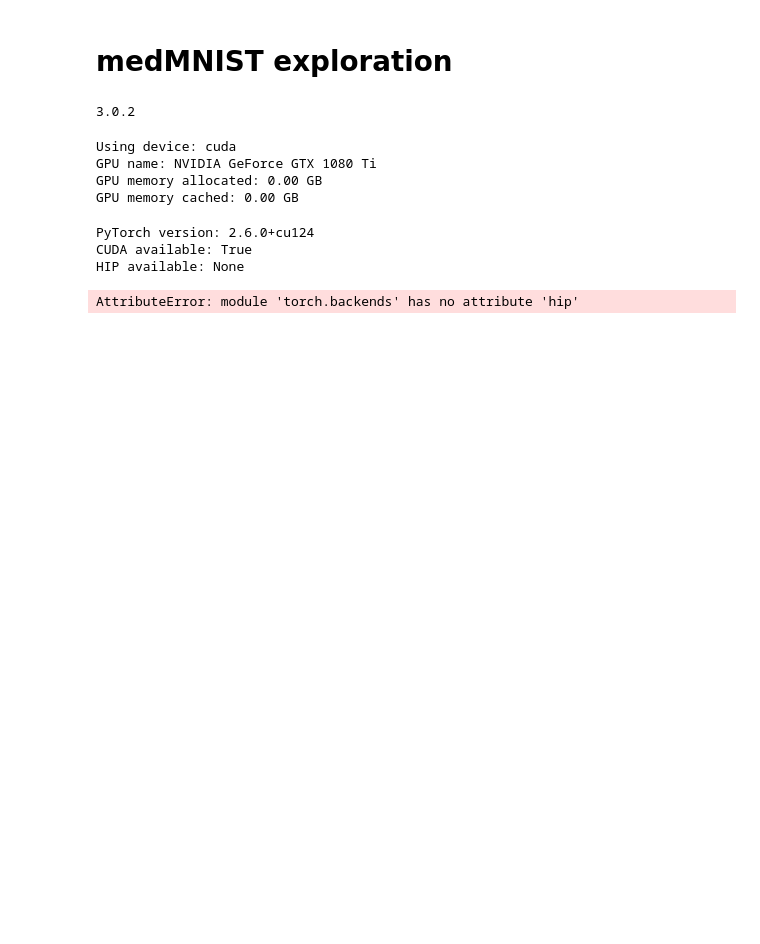
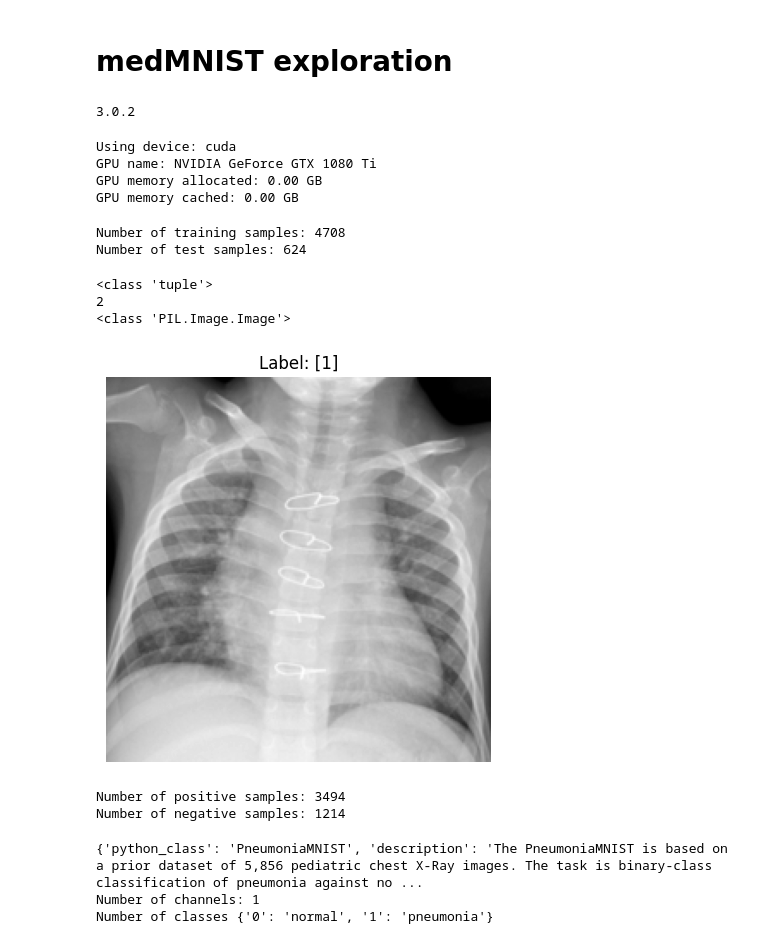
Before and after one commit to katzkid/RoC_Analysis, a Jupyter notebook: medMNIST_explore.ipynb, the cells around one changed output. Cells and saved outputs as stored; diff of their text form; code cells hidden in the pictures; blank space fills up the shorter version.

```diff
--- a/medMNIST_explore.ipynb
+++ b/medMNIST_explore.ipynb
@@ -35,20 +35,54 @@ Using device: cuda
 GPU name: NVIDIA GeForce GTX 1080 Ti
 GPU memory allocated: 0.00 GB
 GPU memory cached: 0.00 GB
-# %%
-import torch
-
-print(f"PyTorch version: {torch.__version__}")
-print(f"CUDA available: {torch.cuda.is_available()}")
-print(f"HIP available: {torch.version.hip}")
-print(f"HIP built: {torch.backends.hip.is_built()}")
-if torch.backends.hip.is_built():
-   print(f"HIP device count: {torch.device_count('hip')}")
-   if torch.device_count('hip') > 0:
-       print(f"HIP device name: {torch.hip.get_device_name(0)}")
-       print(f"Current HIP device: {torch.hip.current_device()}")
-# %% [output]
-PyTorch version: 2.6.0+cu124
-CUDA available: True
-HIP available: None
-AttributeError: module 'torch.backends' has no attribute 'hip'
+# %%
+# read in the PneumoniaMNIST dataset
+from medmnist import PneumoniaMNIST
+train_dataset = PneumoniaMNIST(split='train', download=True, size=224)
+test_dataset = PneumoniaMNIST(split='test', download=True, size=224)
+# print the dataset info
+print(f"Number of training samples: {len(train_dataset)}")
+print(f"Number of test samples: {len(test_dataset)}")
+# %% [output]
+Number of training samples: 4708
+Number of test samples: 624
+# %%
+print(type(train_dataset[0]))
+print(len(train_dataset[0]))
+image, label = train_dataset[0]
+print(type(image))
+# %% [output]
+<class 'tuple'>
+2
+<class 'PIL.Image.Image'>
+# %%
+# print 1st 10 samples
+for i in range(1):
+    image, label = train_dataset[i]
+    plt.figure(figsize=(5, 5))
+    plt.imshow(image, cmap='gray' if image.mode == 'L' else None)
+    plt.title(f"Label: {label}")
+    plt.axis('off')  # Hide the axes
+    plt.show()
+# %% [output]
+[figure, added]
+# %%
+# number of samples of each class
+postive_count = sum(1 for _, label in train_dataset if label == 1)
+negative_count = sum(1 for _, label in train_dataset if label == 0)
+print(f"Number of positive samples: {postive_count}")
+print(f"Number of negative samples: {negative_count}")
+# %% [output]
+Number of positive samples: 3494
+Number of negative samples: 1214
+# %%
+info =INFO['pneumoniamnist']
+print(info)
+n_channels = info['n_channels']
+n_classes = info['label']
+print("Number of channels:",n_channels)
+print("Number of classes",n_classes)
+# %% [output]
+{'python_class': 'PneumoniaMNIST', 'description': 'The PneumoniaMNIST is based on a prior dataset of 5,856 pediatric chest X-Ray images. The task is binary-class classification of pneumonia against no ...
+Number of channels: 1
+Number of classes {'0': 'normal', '1': 'pneumonia'}
```
Also changed, not shown: 1 other file.
